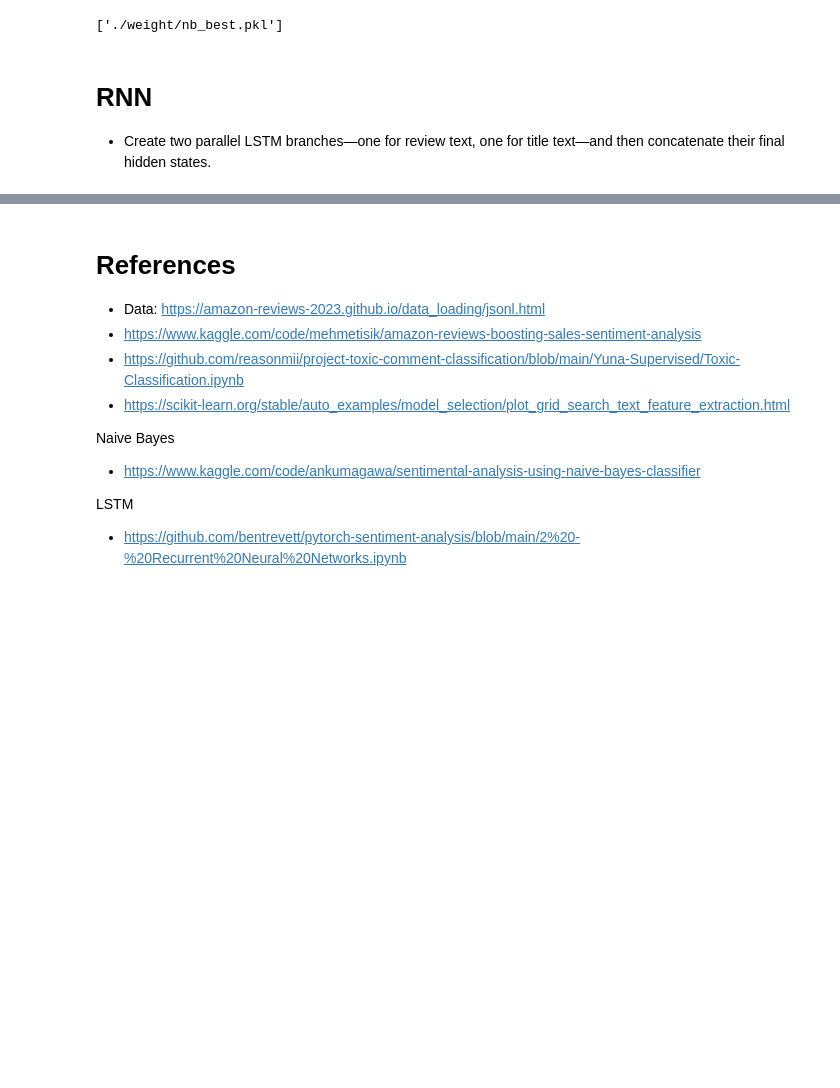
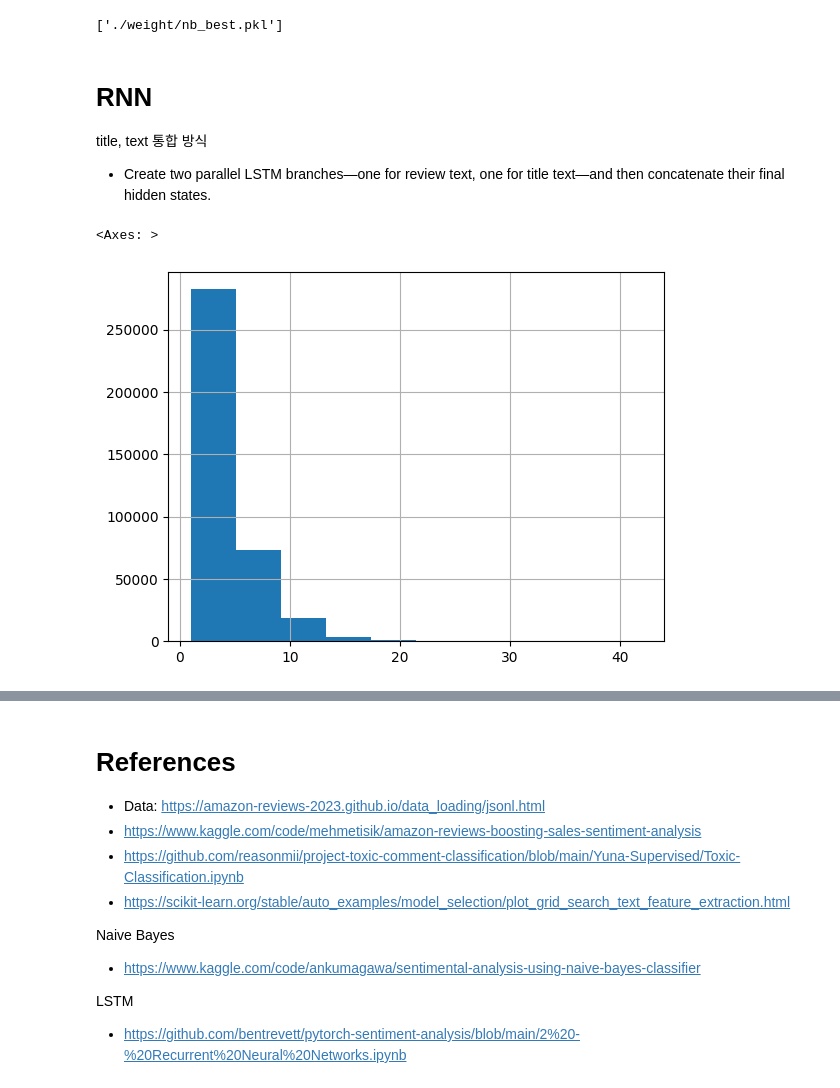
Before and after one commit to heejuHwang/sentiment-analysis-amazon-review, a Jupyter notebook: supervised-learning.ipynb, the cells around one changed output, grey strips where cells are left out. Cells and saved outputs as stored; diff of their text form; code cells hidden in the pictures; blank space fills up the shorter version.

```diff
--- a/supervised-learning.ipynb
+++ b/supervised-learning.ipynb
@@ -10,7 +33,7 @@ from sklearn.metrics import roc_curve, auc, RocCurveDisplay, confusion_matrix, C
 # %%
-train_dataset = pd.read_json('./dataset/train_data.jsonl')
-val_dataset = pd.read_json('./dataset/val_data.jsonl')
-test_dataset = pd.read_json('./dataset/test_data.jsonl')
+train_dataset = pd.read_json('/content/drive/My Drive/Colab Notebooks/Sentiment Analysis/dataset/train_data.jsonl')
+val_dataset = pd.read_json('/content/drive/My Drive/Colab Notebooks/Sentiment Analysis/dataset/val_data.jsonl')
+test_dataset = pd.read_json('/content/drive/My Drive/Colab Notebooks/Sentiment Analysis/dataset/test_data.jsonl')
 # %%
 X_train = train_dataset['text']
 y_train = train_dataset['positive']
@@ -124,4 +147,11 @@ joblib.dump(cnt_pipe, './weight/nb_best.pkl')
 ['./weight/nb_best.pkl']
 # %% [markdown]
 # RNN
+title, text 통합 방식
 - Create two parallel LSTM branches—one for review text, one for title text—and then concatenate their final hidden states.
+# %%
+review_length = train_dataset['title_tokenized'].map(lambda x: len(x))
+review_length.hist()
+# %% [output]
+<Axes: >
+[figure, added]
```
Also changed, not shown: parts of 21 cells of this notebook.
